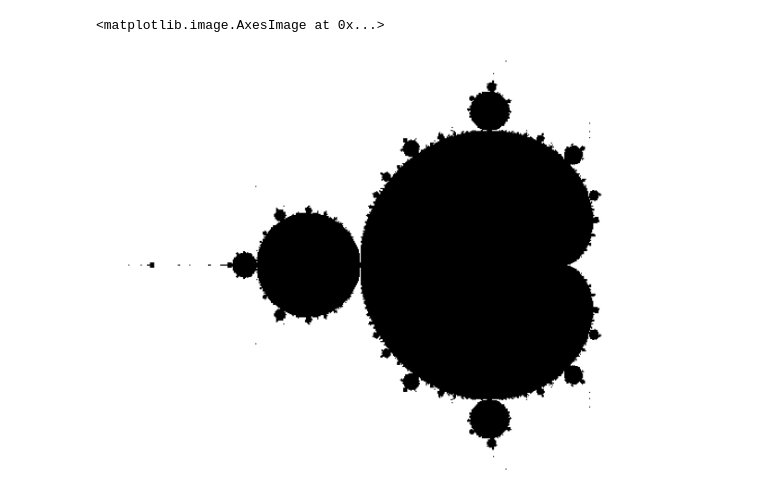
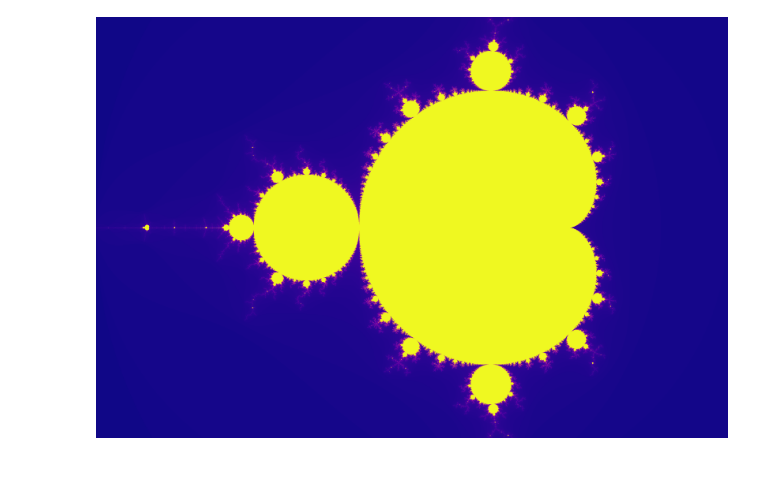
Before and after one commit to Junyoung-Shin-22/mandelbrot, a Jupyter notebook: mandelbrot.ipynb, the cells around one changed output. Saved outputs shown, nothing was run; the diff lists cells and outputs as text; code cells hidden in the pictures; blank space fills up the shorter version.

Commit message:
applied colormap

```diff
--- a/mandelbrot.ipynb
+++ b/mandelbrot.ipynb
@@ -20,13 +20,13 @@ def f(c, max_n = 255):
 x_min, x_max = -2, 1
 y_min, y_max = -1, 1
 
-dx = 0.005
-dy = 0.005
+dx = 1e-3
+dy = 1e-3
 
 num_x = int((x_max - x_min) / dx)
 num_y = int((y_max - y_min) / dy)
 # %%
-img = np.zeros((num_y, num_x), dtype='float64')
+img = np.zeros((num_y, num_x), dtype='uint8')
 # %%
 x = x_min
 y = y_min
@@ -37,11 +37,22 @@ for i in tqdm(range(num_y)):
         img[i][j] = f(x + y*1j)
     x = x_min
     y += dy
-# %%
-plt.figure(figsize=(12, 16))
-plt.gray()
-plt.axis('off')
-plt.imshow(img)
-# %% [output]
-<matplotlib.image.AxesImage at 0x...>
-[figure, removed]
+# %%
+def _id(x):
+    return x
+
+def colormap(img, plt_cmap, scaler=_id):
+    img_color = plt_cmap(scaler(img))[:, :, :3]
+
+    return (img_color * 255).astype(np.uint8)
+# %%
+cm = plt.get_cmap('plasma')
+
+img_color = colormap(img, cm, np.log)
+# %%
+pil_img = Image.fromarray(img_color)
+display(pil_img)
+
+pil_img.save(f'./mandelbrot_{num_x}_{num_y}.png')
+# %% [output]
+[figure, added]
```
Also changed, not shown: parts of 1 cell of this notebook, 1 other file.
